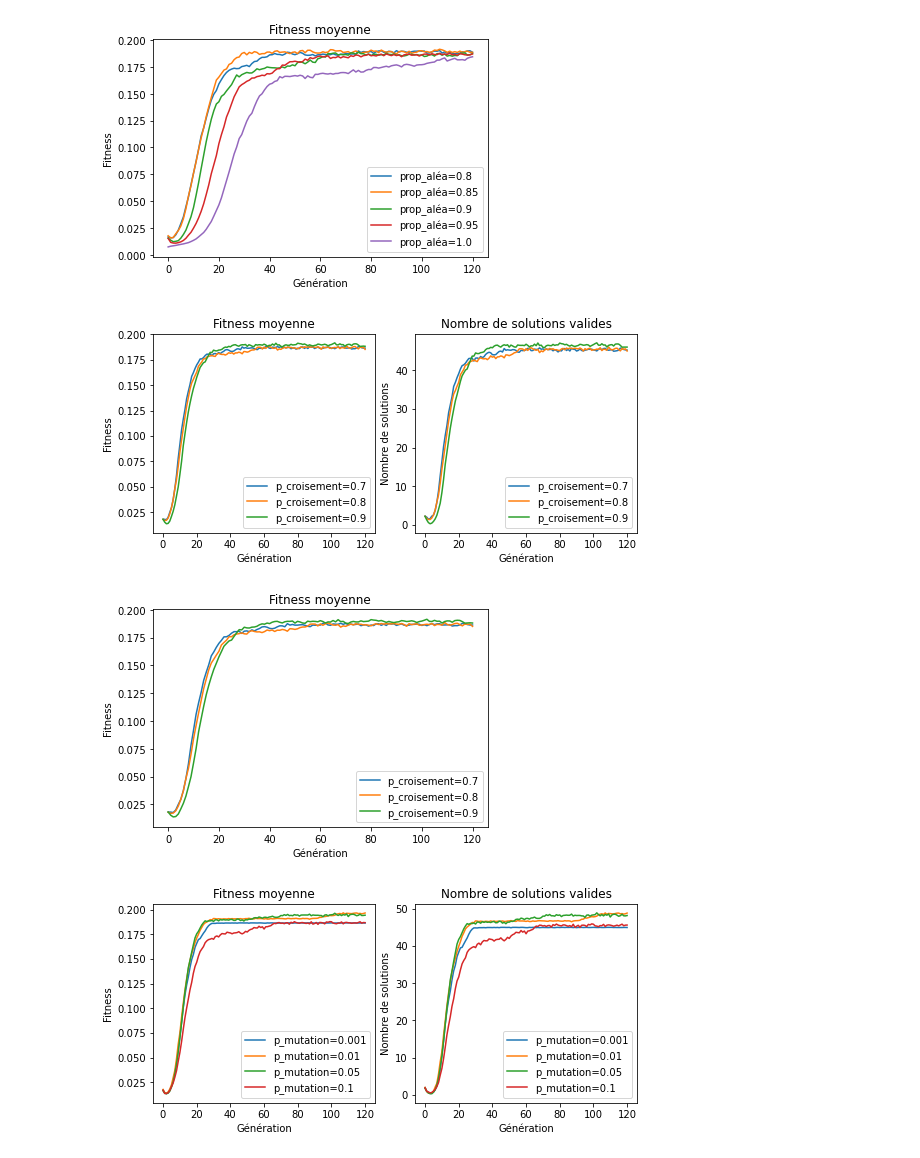
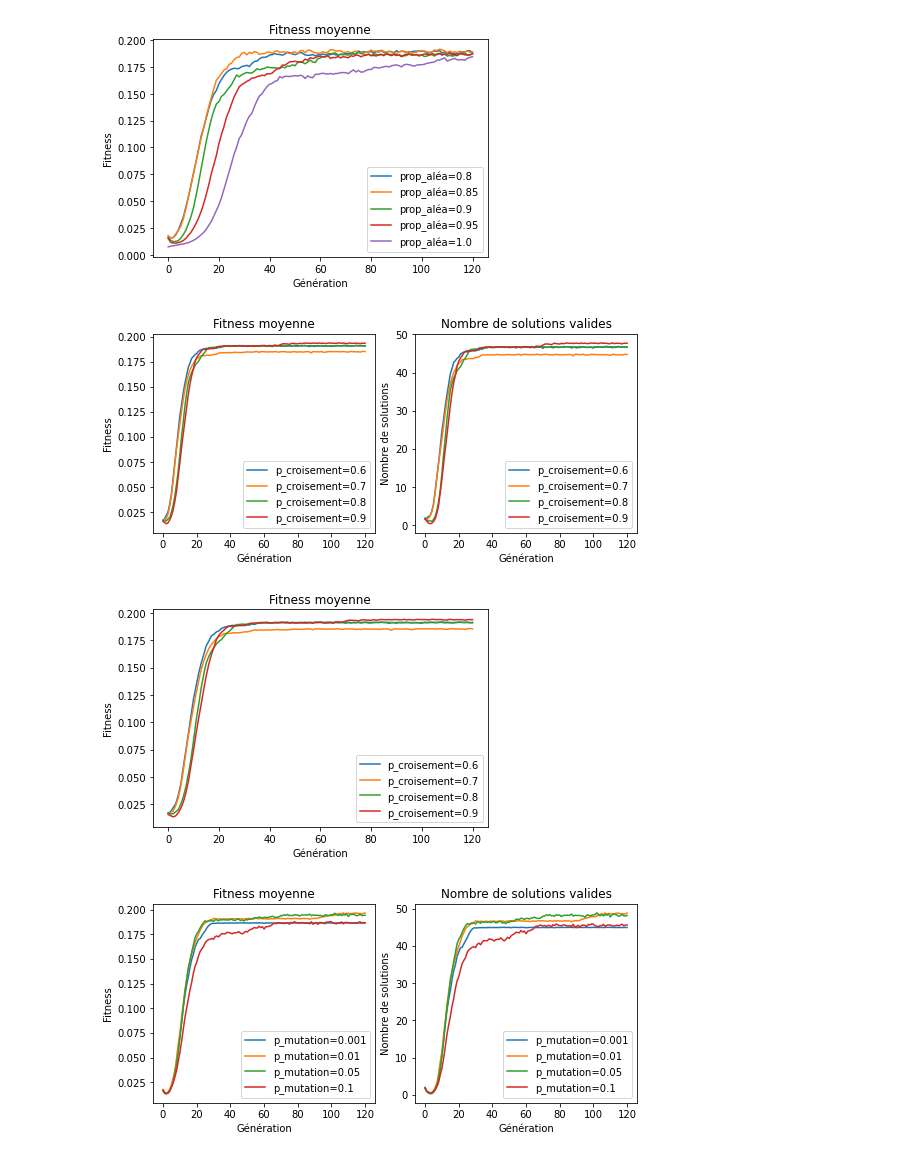
Before and after one commit to HubESI/Optim, a Jupyter notebook: ga_parameters_tuning.ipynb, the cells around one changed output. Saved outputs shown, nothing was run; the diff lists cells and outputs as text; code cells hidden in the pictures.

Commit message:
re-run crossover rate benchmark to confirm results
add test crossover_rate=0.6
use optimum value of mutation_rate
to confirm results and better showcase them

```diff
--- a/ga_parameters_tuning.ipynb
+++ b/ga_parameters_tuning.ipynb
@@ -36,40 +36,41 @@ rand_proportion = 0.85
 # %%
 fig, ax = plt.subplots(1, 2, figsize=(7.5, 3.5), constrained_layout=True)
 x = np.arange(0, max_generations + 1)
-crossover_rates = np.arange(0.7, 0.91, 0.1).round(2)
+crossover_rates = np.arange(0.6, 0.91, 0.1).round(2)
 f = open("ga_concepts/parameters/crossover_rates_tmp.npy", "wb")
 for crossover_rate in crossover_rates:
     total_nb_solutions = np.zeros(max_generations + 1)
     total_avgs_fitness = np.zeros(max_generations + 1)
     for _ in range(nb_runs):
         col = GA(
             g,
             population_size=population_size,
             rand_proportion=rand_proportion,
             crossover_rate=crossover_rate,
+            mutation_rate=mutation_rate,
             max_generations=max_generations
         )
         gens_info, t = col.solve()
         total_nb_solutions += np.array(gens_info[2])
         total_avgs_fitness += np.array(gens_info[3])
     total_nb_solutions /= nb_runs
     total_avgs_fitness /= nb_runs
     np.save(f, total_nb_solutions)
     np.save(f, total_avgs_fitness)
     ax[1].plot(x, total_nb_solutions, label=f"p_croisement={crossover_rate}")
     ax[0].plot(x, total_avgs_fitness, label=f"p_croisement={crossover_rate}")
 f.close()
 ax[1].set_title("Nombre de solutions valides")
 ax[1].set_xlabel("Génération")
 ax[1].set_ylabel("Nombre de solutions")
 ax[1].legend()
 ax[0].set_title("Fitness moyenne")
 ax[0].set_xlabel("Génération")
 ax[0].set_ylabel("Fitness")
 ax[0].legend()
 fig.savefig("ga_concepts/parameters/crossover_rates_tmp.pdf", bbox_inches="tight")
 # %% [output]
-[figure, old version]
+[figure, new version]
 # %%
 fig, ax = plt.subplots()
 x = np.arange(0, max_generations + 1)
@@ -84,7 +85,7 @@ with open("ga_concepts/parameters/crossover_rates.npy", "rb") as f:
     ax.legend()
     fig.savefig("ga_concepts/parameters/crossover_rates_light.pdf", bbox_inches="tight")
 # %% [output]
-[figure, old version]
+[figure, new version]
 # %%
 crossover_rate = 0.9
 # %%
```
Also changed, not shown: 3 other files.
